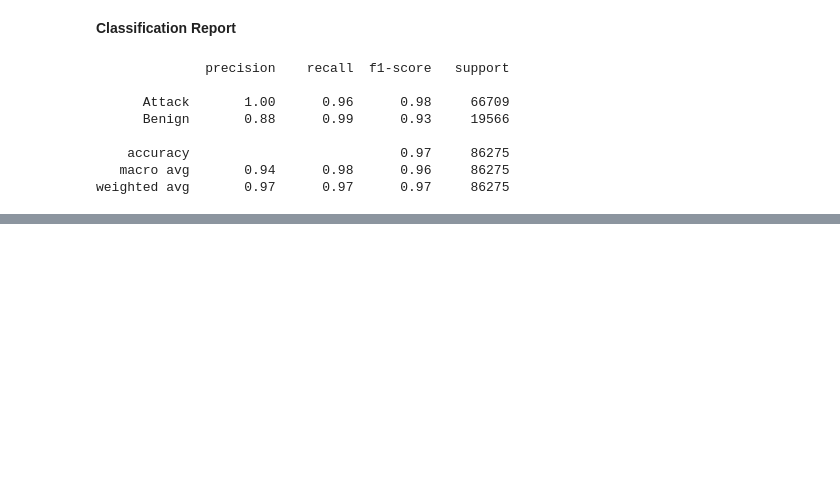
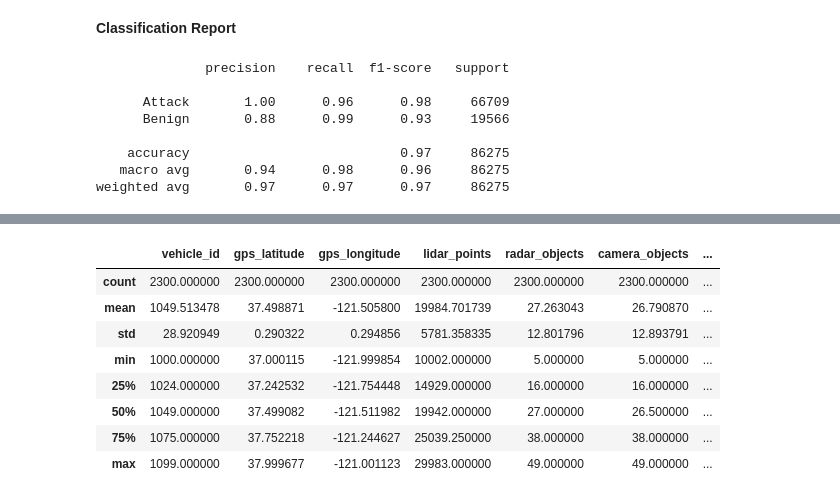
Before and after one commit to aaditimenon/Context-Aware-DDoS-detection-system-for-5G-V2X-networks, a Jupyter notebook: context-aware-ddos-detection-system-for-5g-v2x-net.ipynb, the cells around one changed output, grey strips where cells are left out. Cells and saved outputs as stored; diff of their text form; code cells hidden in the pictures; blank space fills up the shorter version.

```diff
--- a/context-aware-ddos-detection-system-for-5g-v2x-net.ipynb
+++ b/context-aware-ddos-detection-system-for-5g-v2x-net.ipynb
@@ -250,0 +255,3 @@ weighted avg       0.97      0.97      0.97     86275
+# %%
+df_v = pd.read_csv("/kaggle/input/v2x-vanet-cooperative-driving-dataset/Dataset.csv")
+df_v.head()
@@ -250,0 +289,12 @@ weighted avg       0.97      0.97      0.97     86275
+# %%
+df_v.describe()
+# %% [output]
+|  | vehicle_id | gps_latitude | gps_longitude | lidar_points | radar_objects | camera_objects | ... |
+| count | 2300.000000 | 2300.000000 | 2300.000000 | 2300.000000 | 2300.000000 | 2300.000000 | ... |
+| mean | 1049.513478 | 37.498871 | -121.505800 | 19984.701739 | 27.263043 | 26.790870 | ... |
+| std | 28.920949 | 0.290322 | 0.294856 | 5781.358335 | 12.801796 | 12.893791 | ... |
+| min | 1000.000000 | 37.000115 | -121.999854 | 10002.000000 | 5.000000 | 5.000000 | ... |
+| 25% | 1024.000000 | 37.242532 | -121.754448 | 14929.000000 | 16.000000 | 16.000000 | ... |
+| 50% | 1049.000000 | 37.499082 | -121.511982 | 19942.000000 | 27.000000 | 26.500000 | ... |
+| 75% | 1075.000000 | 37.752218 | -121.244627 | 25039.250000 | 38.000000 | 38.000000 | ... |
+| max | 1099.000000 | 37.999677 | -121.001123 | 29983.000000 | 49.000000 | 49.000000 | ... |
```
Also changed, not shown: parts of 7 cells of this notebook.
